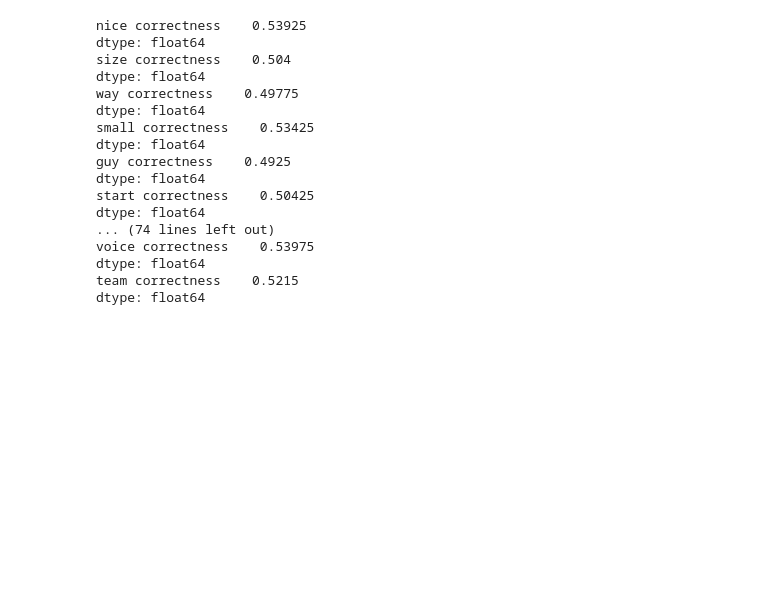
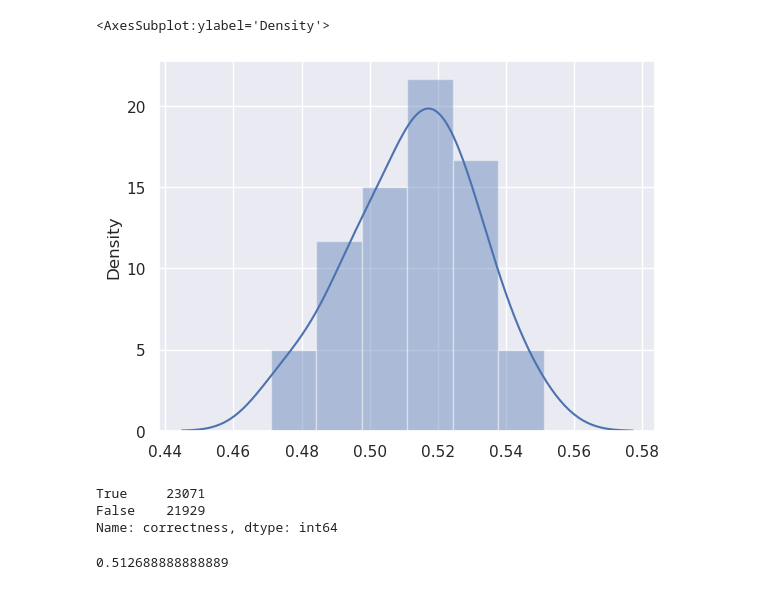
Before and after one commit to johntzwei/haveibeentrainedon, a Jupyter notebook: propagations/calculate_propagation_rates.ipynb, the cells around one changed output. Cells and saved outputs as stored; diff of their text form; code cells hidden in the pictures; blank space fills up the shorter version.

```diff
--- a/propagations/calculate_propagation_rates.ipynb
+++ b/propagations/calculate_propagation_rates.ipynb
@@ -79,0 +56,10 @@ linear_adj = True
+# %%
+if balanced:
+    pieces = []
+    for i, g in df.groupby(['original', 'substituted?']):
+        pieces.append(g.sample(500, replace=False))
+    balanced_df = pd.concat(pieces)
+    train_df = balanced_df
+else:
+    train_df = df
+print(train_df['label'].mean())
@@ -80,18 +68,16 @@ linear_adj = True
 # %%
 if linear_adj:
     logistic_models = {}
-    for i, g in df.groupby("original"):
-        temp_model = LinearRegression().fit(np.log(np.array(g["w1_prob"])).reshape(-1, 1), np.log(g["w2_prob"]))
+    for i, g in train_df.groupby("original"):
+        temp_model = LinearRegression().fit(np.log(np.array(g["w1_prob"]+1e-8)).reshape(-1, 1), np.log(g["w2_prob"]+1e-8))
         logistic_models[i] = temp_model
 
     def func(row):
         x = np.array(row["w1_prob"]).reshape(1, -1)
-        prediction = np.exp(logistic_models[row["original"]].predict(np.log(x))[0])
+        prediction = np.exp(logistic_models[row["original"]].predict(np.log(x+1e-8))[0])
         return prediction > row["w2_prob"]
 
+    train_df['prediction'] = train_df.apply(func, axis=1)
     df["prediction"] = df.apply(func, axis=1)
 else:
-    df['prediction'] = df.w1_prob > df.w2_prob
+    df['prediction'] = df.w1_rank > df.w2_rank
-# %%
-df['correctness'] = df['label'] == df['prediction']
-df.head(1)
@@ -123,0 +84,3 @@ Accuracy on perturbed data only
+# %%
+df['correctness'] = df['prediction'] == df['label']
+df['correctness'].mean()
@@ -124,24 +113,22 @@ Accuracy on perturbed data only
+# %%
+sns.distplot(df[['original', 'correctness']].groupby('original').mean())
+# %% [output]
+<AxesSubplot:ylabel='Density'>
+[figure, added]
+# %%
+train_df.correctness.value_counts()
+# %% [output]
+True     23071
+False    21929
+Name: correctness, dtype: int64
 # %%
-accs = df[['original', 'label', 'correctness']].groupby(['original', 'label']).mean()
+accs = train_df[['original', 'label', 'correctness']].groupby(['original', 'label']).mean()
 
+l = []
 for w1 in df['original'].unique():
     acc = accs.loc[w1,True] * 0.5 + accs.loc[w1,False] * 0.5
-    print(w1, acc)
+    l.append((w1, acc[0]))
-# %% [output]
-nice correctness    0.53925
-dtype: float64
-size correctness    0.504
-dtype: float64
-way correctness    0.49775
-dtype: float64
-small correctness    0.53425
-dtype: float64
-guy correctness    0.4925
-dtype: float64
-start correctness    0.50425
-dtype: float64
-... (74 lines left out)
-voice correctness    0.53975
-dtype: float64
-team correctness    0.5215
-dtype: float64
+# %%
+np.mean([ i[1] for i in l ])
+# %% [output]
+0.512688888888889
```
Also changed, not shown: parts of 15 cells of this notebook, 2 other files.
